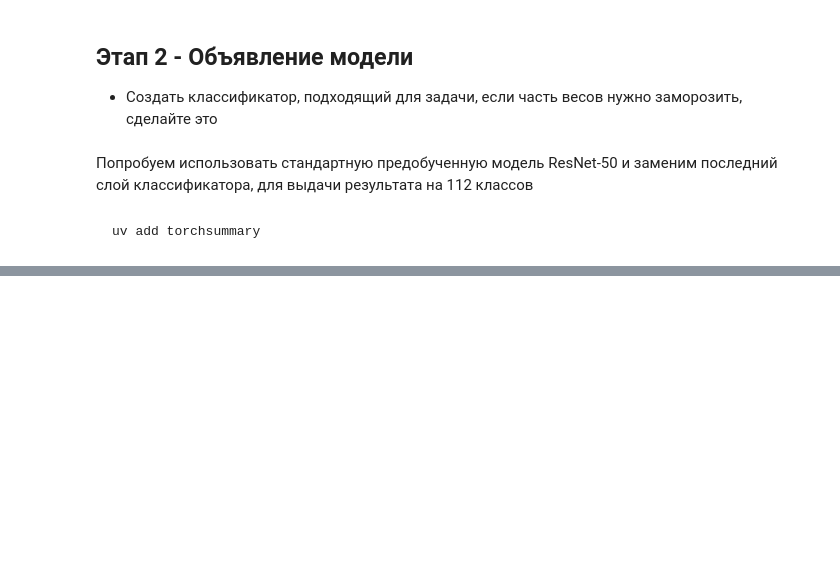
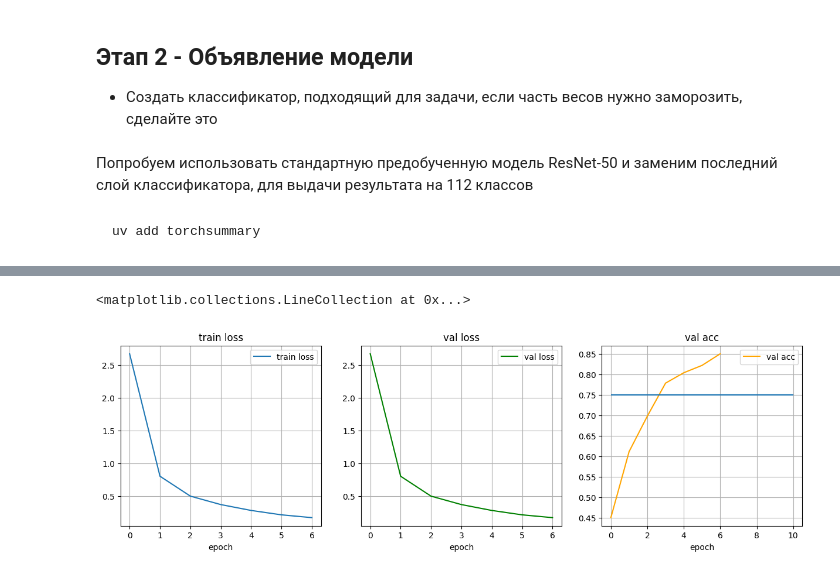
Before and after one commit to khromenko/dle-project-sprint-3-pill-classifier, a Jupyter notebook: sprint-3-project-pills-classifier.ipynb, the cells around one changed output, grey strips where cells are left out. Drawn from its saved outputs; the diff is of its cells as text; code cells hidden in the pictures; blank space fills up the shorter version.

````diff
--- a/sprint-3-project-pills-classifier.ipynb
+++ b/sprint-3-project-pills-classifier.ipynb
@@ -412,9 +412,9 @@ print(f'train_dataset = {len(train_dataset)}, val_dataset = {len(val_dataset)},
 # загрузчики
 init_random()
 batch_size = 32
-train_loaded = DataLoader(dataset=train_dataset, batch_size=batch_size, shuffle=True)
-val_loaded = DataLoader(dataset=val_dataset, batch_size=batch_size)
-test_loaded = DataLoader(dataset=test_dataset, batch_size=batch_size)
+train_loader = DataLoader(dataset=train_dataset, batch_size=batch_size, shuffle=True)
+val_loader = DataLoader(dataset=val_dataset, batch_size=batch_size)
+test_loader = DataLoader(dataset=test_dataset, batch_size=batch_size)
 # %% [output]
 train_dataset = 3136, val_dataset = 672, test_dataset = 672
 # %%
@@ -459,7 +459,7 @@ max      6.0
 # %%
 # пример данных
 init_random()
-sample_batch = next(iter(train_loaded))
+sample_batch = next(iter(train_loader))
 sample_batch_images= sample_batch[0]
 sample_batch_labels = sample_batch[1]
 
@@ -499,11 +499,11 @@ plt.tight_layout()
 uv add torchsummary
 ```
 # %%
-from torchvision.models import resnet50, ResNet50_Weights
+from torchvision.models import mobilenet_v3_small, MobileNet_V3_Small_Weights
 from torchsummary import summary
 
-model = resnet50(weights=ResNet50_Weights.IMAGENET1K_V1)
+model =  mobilenet_v3_small(weights=MobileNet_V3_Small_Weights.IMAGENET1K_V1)
 
-print(f'Original last linear layer = {model.fc}')
+print(f'Original last classifier layer = {model.classifier}')
 summary(model, input_size=(3,224,224))
 # %% [output]
@@ -548,17 +548,19 @@ Estimated Total Size (MB): 384.62
 import torch.nn as nn
 
 # меняем выходной слой
-model.fc = nn.Linear(in_features=2048, out_features=112)
+model.classifier = nn.Sequential(
+    nn.Linear(in_features=576, out_features=112)
+)
 
 # замораживаем веса
 for p in model.parameters():
     p.requires_grad = False
 
 # размораживаем веса последнего слоя
-for p in model.fc.parameters():
+for p in model.classifier.parameters():
     p.requires_grad = True
 
-print(f'Modified last linear layer = {model.fc}')
+print(f'Modified last classifier layer = {model.classifier}')
 
 summary(model, input_size=(3,224,224))
 # %% [output]
@@ -606,0 +728,15 @@ Estimated Total Size (MB): 377.68
+# %%
+fig, axs = plt.subplots(1,3, figsize=(15,4))
+ax = axs[0]
+f = ax.plot(train_loss_history);
+ax.set_title('train loss');ax.grid();ax.set_xlabel('epoch');l = ax.legend(['train loss'])
+ax = axs[1]
+f = ax.plot(val_loss_history, color='green')
+ax.set_title('val loss');ax.grid();ax.set_xlabel('epoch');l = ax.legend(['val loss'])
+ax = axs[2]
+f = ax.plot(val_acc_history, color='orange')
+ax.set_title('val acc');ax.grid();ax.set_xlabel('epoch');l = ax.legend(['val acc'])
+plt.hlines(y=0.75, xmin=0, xmax=10)
+# %% [output]
+<matplotlib.collections.LineCollection at 0x...>
+[figure, added]
````
Also changed, not shown: parts of 10 cells of this notebook, 1 other file.
